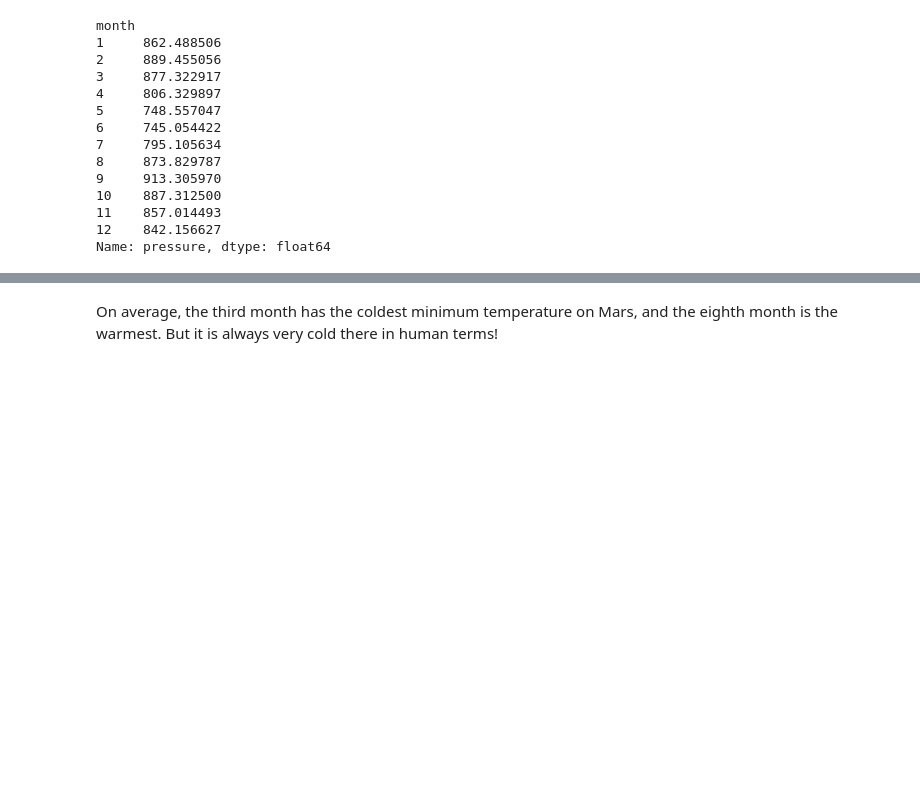
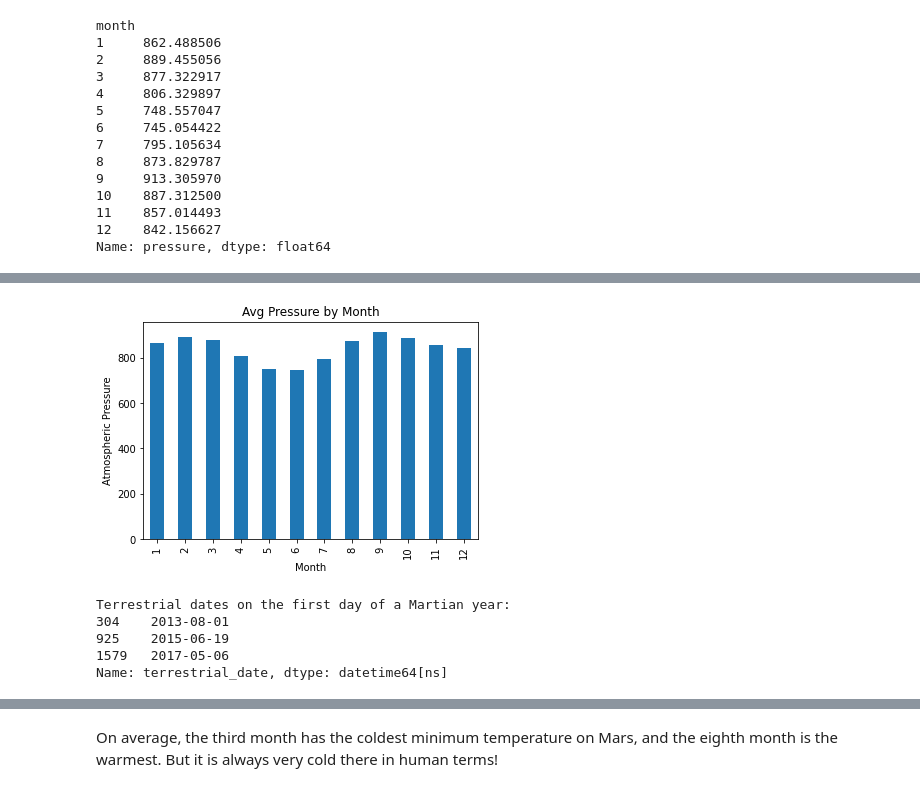
Before and after one commit to gmitt98/web-scraping-challenge, a Jupyter notebook: Starter_Code/part_2_mars_weather.ipynb, the cells around one changed output, grey strips where cells are left out. Saved outputs shown, nothing was run; the diff lists cells and outputs as text; code cells hidden in the pictures; blank space fills up the shorter version.

```diff
--- a/Starter_Code/part_2_mars_weather.ipynb
+++ b/Starter_Code/part_2_mars_weather.ipynb
@@ -34,6 +34,3 @@ soup = soup(page.content, 'html.parser')
 # %%
 # Extract all rows of data
 table = soup.find_all('tr', class_='data-row')
-for row in table:
-    for cell in row.find_all('td'):
-        print(cell.text)
@@ -217,5 +215,7 @@ TypeError: sort_values() takes 1 positional argument but 2 positional arguments
 # %%
 # 4. Average pressure by Martian month
+avg_pressure_df = mars_df.groupby('month')['pressure'].mean()
+avg_pressure_df
 # %% [output]
 month
 1     862.488506
@@ -237,0 +234,30 @@ Name: pressure, dtype: float64
+# %%
+# Plot the average pressure by month
+avg_pressure_df.plot(kind='bar')
+
+# Set the labels and title
+plt.xlabel('Month')
+plt.ylabel('Atmospheric Pressure')
+plt.title('Avg Pressure by Month')
+
+# Display the plot
+plt.show()
+# %% [output]
+[figure, added]
+# %%
+# 5. How many terrestrial (earth) days are there in a Martian year?
+
+# Filter my dataframe to just rows where the month = 1 and the previous row has month = 12
+# Because my data are sorted by date, this will get me the first terrestrial data that represents the start of a new Martian year
+# This way I can tell that the distance between two rows is one Martian year, and the difference in Earth days tells us how long a Martian year is
+filtered_dates = mars_df[(mars_df['month'] == 1) & (mars_df['month'].shift(1) == 12)]['terrestrial_date']
+
+# Print the result
+print("Terrestrial dates on the first day of a Martian year:")
+print(filtered_dates)
+# %% [output]
+Terrestrial dates on the first day of a Martian year:
+304    2013-08-01
+925    2015-06-19
+1579   2017-05-06
+Name: terrestrial_date, dtype: datetime64[ns]
```
Also changed, not shown: parts of 14 cells of this notebook, 7 other files.
